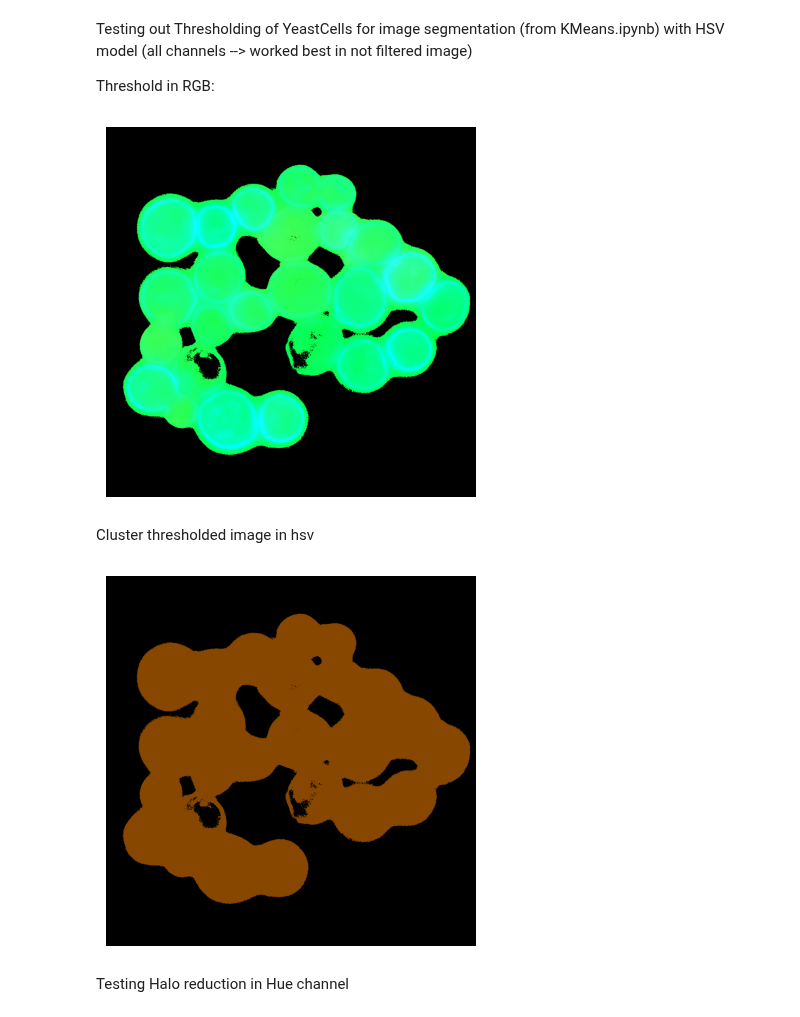
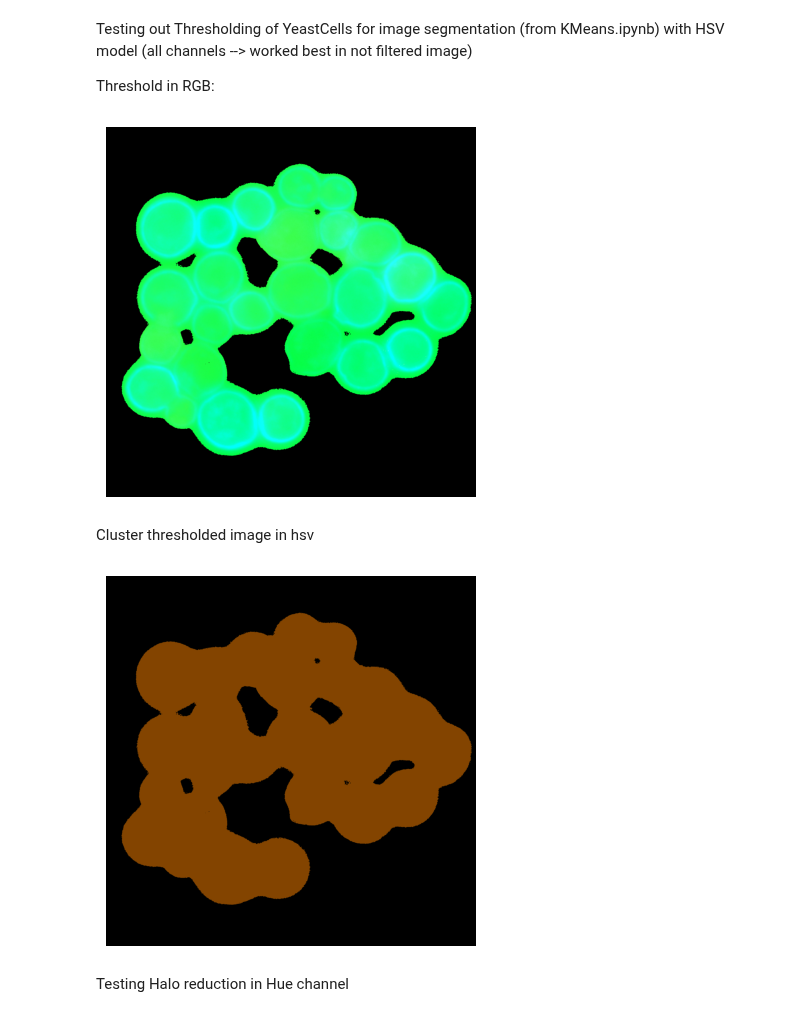
Before and after one commit to BiomedicalImageAnalysis2025/topic01_team04, a Jupyter notebook: Code/FilterEvaluation.ipynb, the cells around one changed output. Cells and saved outputs as stored; diff of their text form; code cells hidden in the pictures.

Commit message:
Used other threshold for HSV_YeastCells

```diff
--- a/Code/FilterEvaluation.ipynb
+++ b/Code/FilterEvaluation.ipynb
@@ -49,32 +49,32 @@ Threshold in RGB:
 # %%
 RGB_YeastCells = np.copy(plt.imread('Original_Images/Clustering/Data/Yeast_Cells.jpg'))
 # Set threshold (e.g., 0.2 for normalized images, otherwise 50 for 8-bit)
-threshold = 0.28 if RGB_YeastCells.max() <= 1.0 else 70
+threshold = 0.28 if RGB_YeastCells.max() <= 1.0 else 61
 
 # mask: all pixels where all RGB channels are below the threshold
 mask = np.all(RGB_YeastCells < threshold, axis=2)
 
 # set rgb values to 0 where the mask is True
 RGB_YeastCells[mask] = 0
 
 #Normalize data
 RGB_YeastCells = np.copy(RGB_YeastCells.astype(float))
 RGB_YeastCells = (RGB_YeastCells - RGB_YeastCells.min()) / (RGB_YeastCells.max() - RGB_YeastCells.min())
 
 #Drop alpha channel if present
 if RGB_YeastCells.ndim == 3 and RGB_YeastCells.shape[2] == 4:
     RGB_YeastCells = RGB_YeastCells[..., :3]
 else:
     RGB_YeastCells = RGB_YeastCells
 
 HSV_threshold_YeastCells = colors.rgb_to_hsv(RGB_YeastCells)
 
 # show image
 plt.imshow(HSV_threshold_YeastCells)
 plt.axis('off')
 plt.show()
 # %% [output]
-[figure, old version]
+[figure, new version]
 # %% [markdown]
 Cluster thresholded image in hsv
 # %%
@@ -84,7 +84,7 @@ plt.imshow(clustered_HSV_YeastCells_threshold)
 plt.axis('off')
 plt.show()
 # %% [output]
-[figure, old version]
+[figure, new version]
 # %%
 save_image_universal(clustered_HSV_YeastCells_threshold, 'Images/Segmented_Images/t13_for_filterevaluation/clustered_HSV_YeastCells_threshold.png', space='hsv')
 # %% [markdown]
```
Also changed, not shown: parts of 1 cell of this notebook, 2 other files.
